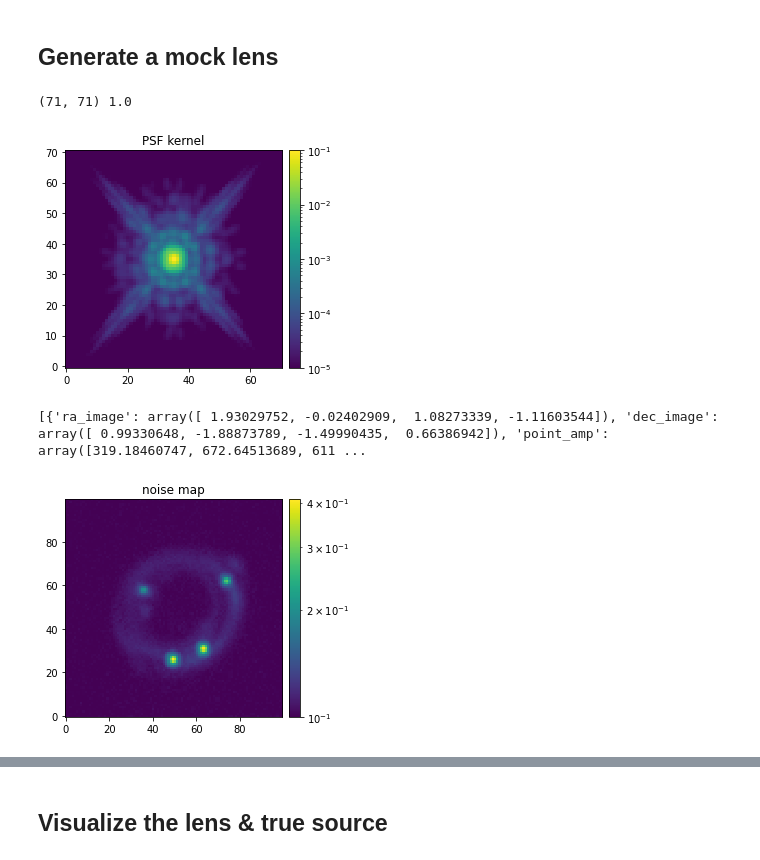
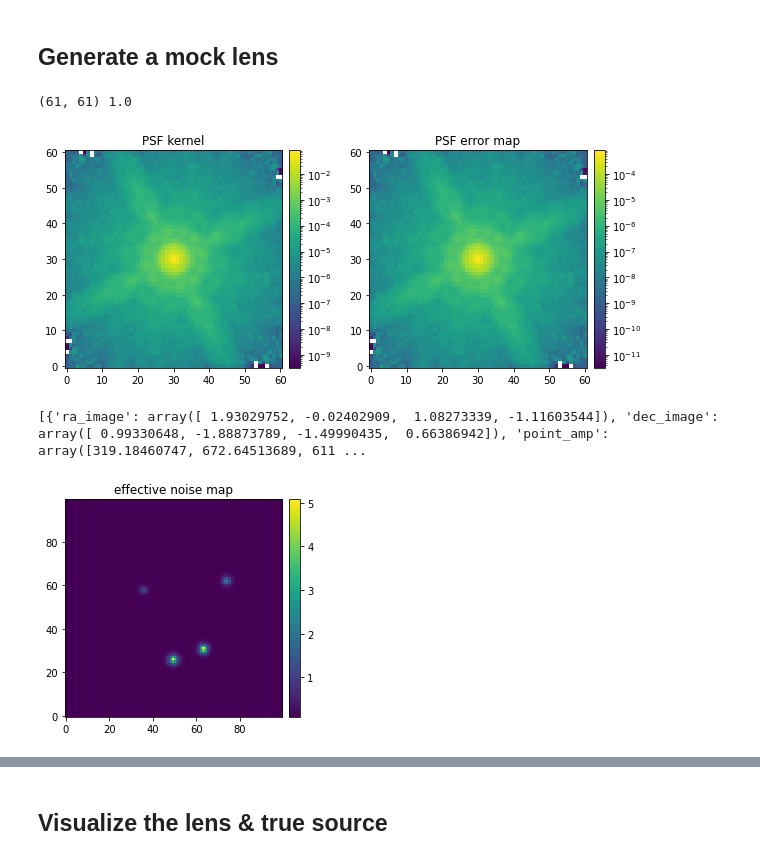
Before and after one commit to aymgal/SLITronomy, a Jupyter notebook: thirdparty/notebooks/07_complex_quasar_source.ipynb, the cells around one changed output, grey strips where cells are left out. Drawn from its saved outputs; the diff is of its cells as text; code cells hidden in the pictures.

Commit message:
Update source+point source example notebook

```diff
--- a/thirdparty/notebooks/07_complex_quasar_source.ipynb
+++ b/thirdparty/notebooks/07_complex_quasar_source.ipynb
@@ -20,9 +20,6 @@ import numpy as np
 import astropy.io.fits as pf
 from matplotlib.colors import LogNorm
 
-import lenstronomy.Util.simulation_util as sim_util
-import lenstronomy.Util.image_util as image_util
-import lenstronomy.Util.util as lenstro_util
 from lenstronomy.ImSim.image_model import ImageModel
 from lenstronomy.Data.imaging_data import ImageData
 from lenstronomy.Data.psf import PSF
@@ -31,13 +28,17 @@ from lenstronomy.LightModel.light_model import LightModel
 from lenstronomy.PointSource.point_source import PointSource
 from lenstronomy.LensModel.Solver.lens_equation_solver import LensEquationSolver
 from lenstronomy.Util import kernel_util
+from lenstronomy.Util import param_util
+import lenstronomy.Util.simulation_util as sim_util
+import lenstronomy.Util.image_util as image_util
+import lenstronomy.Util.util as lenstro_util
 
 from lenstronomy.ImSim.image_linear_solve import ImageLinearFit
 from slitronomy.Util.util import dirac_impulse
 from slitronomy.Util.plot_util import nice_colorbar
 
 subgrid_res_source = 3
-mock_psf_type = 'hst'  # 'gaussian' or 'hst'
+mock_psf_type = 'hst_j1537'  # 'gaussian' or 'hst_tinytim' or 'hst_j1537'
 
 np.random.seed(18)
 # %%
@@ -57,7 +59,12 @@ delta_pix = 0.08  # pixel size in arcsec (area per pixel = deltaPix**2)
 background_rms = 0.1  # background noise per pixel
 exp_time = 400  # exposure time (arbitrary units, flux per pixel is in units #photons/exp_time unit)
 
-#psf_error_level = 0.1
+psf_error_level = 0.01
+inaccurate_psf = True
+
+filename_psf_tdlmc = 'psf_tdlmc_rung0.fits'
+filename_psf_j1537_stars = 'psf_j1537_f160w_stacked_stars.fits'
+filename_psf_j1537_recon = 'psf_j1537_f160w_stacked_recon.fits'
 # %%
 # data specification (coordinates, etc.)
 _, _, ra_at_xy_0, dec_at_xy_0, _, _, Mpix2coord, _ \
@@ -74,48 +81,54 @@ kwargs_data = {
 data_class = ImageData(**kwargs_data)
 # %%
 # load HST PSF kernel
-with pf.open(os.path.join('data', 'psf', 'psf_tdlmc_rung0.fits')) as f:
-    psf_kernel_hst_raw = f[0].data
-psf_num_pix = 71
+if mock_psf_type == 'hst_tinytim':
+    with pf.open(os.path.join('data', 'psf', filename_psf_tdlmc)) as f:
+        psf_kernel_hst_raw = f[0].data
+if mock_psf_type == 'hst_j1537':
+    with pf.open(os.path.join('data', 'psf', filename_psf_j1537_recon)) as f:
+        psf_kernel_hst_raw = f[0].data
+psf_num_pix = 61
 psf_kernel_hst = kernel_util.cut_psf(psf_kernel_hst_raw, psf_num_pix)
 
 # PSF specification
-if mock_psf_type == 'hst':
+if mock_psf_type in ['hst_tinytim', 'hst_j1537']:
     print(psf_kernel_hst.shape, psf_kernel_hst.sum())
     kwargs_psf = {
         'psf_type': 'PIXEL',
         'kernel_point_source': psf_kernel_hst,
-        #'psf_error_map': psf_error_level * np.ones_like(psf_kernel)
+        'kernel_point_source_init': np.copy(psf_kernel_hst),
     }
 elif mock_psf_type == 'gaussian':
     psf_fwhm = kernel_util.fwhm_kernel(psf_kernel_hst) * delta_pix
     print("estimated FWHM", psf_fwhm)
     psf_kernel_gauss = kernel_util.kernel_gaussian(psf_num_pix, delta_pix, psf_fwhm)
     print(psf_kernel_gauss.shape, psf_kernel_gauss.sum())
-    #psf_kernel_hd = kernel_util.kernel_gaussian(int(psf_num_pix*subgrid_res_source),
-    #                                            delta_pix/subgrid_res_source,
-    #                                            psf_fwhm)
     kwargs_psf = {
         'psf_type': 'PIXEL',
         'kernel_point_source': psf_kernel_gauss,
-        #'psf_error_map': psf_error_level * np.ones_like(psf_kernel)
+        'kernel_point_source_init': np.copy(psf_kernel_gauss),
     }
+if psf_error_level > 0:
+    # set the relative level of uncertainty in PSF kernel pixels
+    psf_error_map = psf_error_level * np.ones((psf_num_pix, psf_num_pix))
+    kwargs_psf['psf_error_map'] = psf_error_map
+
 psf_class = PSF(**kwargs_psf)
 
 fig = plt.figure(figsize=(10, 4))
 ax = plt.subplot(1, 2, 1)
 ax.set_title("PSF kernel")
-im = ax.imshow(psf_class.kernel_point_source, cmap='viridis', norm=LogNorm(1e-5, 1e-1))
+im = ax.imshow(psf_class.kernel_point_source, cmap='viridis', norm=LogNorm())
 nice_colorbar(im)
 if 'psf_error_map' in kwargs_psf:
     ax = plt.subplot(1, 2, 2)
     ax.set_title("PSF error map")
-    im = ax.imshow(psf_class.psf_error_map, cmap='viridis')
+    im = ax.imshow(psf_class.psf_error_map * psf_class.kernel_point_source, cmap='viridis', norm=LogNorm())
     nice_colorbar(im)
 plt.show()
 # %% [output]
-(71, 71) 1.0
+(61, 61) 1.0
-[figure, old version]
+[figure, new version]
 # %%
 lens_model_list = ['PEMD', 'SHEAR_GAMMA_PSI']
 kwargs_spemd = {'theta_E': 1.8, 'gamma': 2, 'center_x': 0, 'center_y': 0, 'e1': 0.1, 'e2': -0.2}
@@ -167,9 +183,10 @@ point_source_class = PointSource(point_source_type_list=point_source_list, fixed
 kwargs_numerics = {'supersampling_factor': 1, 'supersampling_convolution': False}
 
 # get the simalated lens image (i.e. image plane)
-imageModel = ImageModel(data_class, psf_class, lens_model_class, source_model_class,
-                        lens_light_model_class, point_source_class=point_source_class,
-                        kwargs_numerics=kwargs_numerics)
+# using ImageLinearFit instead of ImageModel in order to access the full noise map (including PS error maps)
+imageModel = ImageLinearFit(data_class, psf_class, lens_model_class, source_model_class,
+                            lens_light_model_class, point_source_class=point_source_class,
+                            kwargs_numerics=kwargs_numerics)
 
 image_sim_no_noise = imageModel.image(kwargs_lens, kwargs_source, kwargs_lens_light, kwargs_ps)
 
@@ -179,17 +196,26 @@ noise = bkg + poisson
 image_sim = image_sim_no_noise + noise
 image_sim_1d = lenstro_util.image2array(image_sim)
 
+# update classes with the newly simulated image
 kwargs_data['image_data'] = image_sim
 if kwargs_data.get('exposure_time', None) is None:
     kwargs_data['noise_map'] = background_rms * np.ones_like(image_sim)
 data_class = ImageData(**kwargs_data)
 
-plt.title("noise map")
-im = plt.imshow(np.sqrt(data_class.C_D), norm=LogNorm())
+imageModel = ImageLinearFit(data_class, psf_class, lens_model_class, source_model_class,
+                            lens_light_model_class, point_source_class=point_source_class,
+                            kwargs_numerics=kwargs_numerics)
+
+# access full effective noise map
+C_D_matrix, _ = imageModel.error_response(kwargs_lens, kwargs_ps, kwargs_special)
+effective_noise_map = np.sqrt(imageModel.array_masked2image(C_D_matrix))
+
+plt.title("effective noise map")
+im = plt.imshow(effective_noise_map)
 nice_colorbar(im)
 plt.show()
 # %% [output]
-[figure, old version]
+[figure, new version]
 # %%
 # get the light distribution in source plane
 source_sim = imageModel.source_surface_brightness(kwargs_source, unconvolved=True, de_lensed=True)
```
Also changed, not shown: parts of 15 cells of this notebook.
